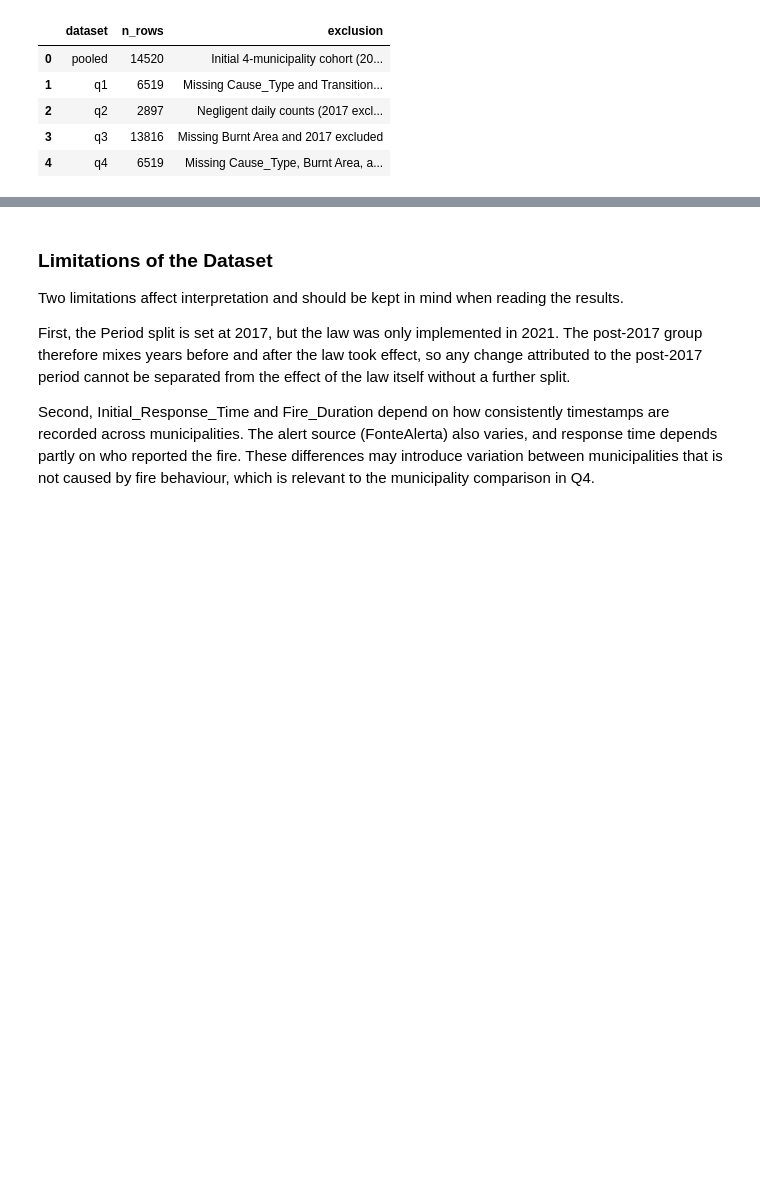
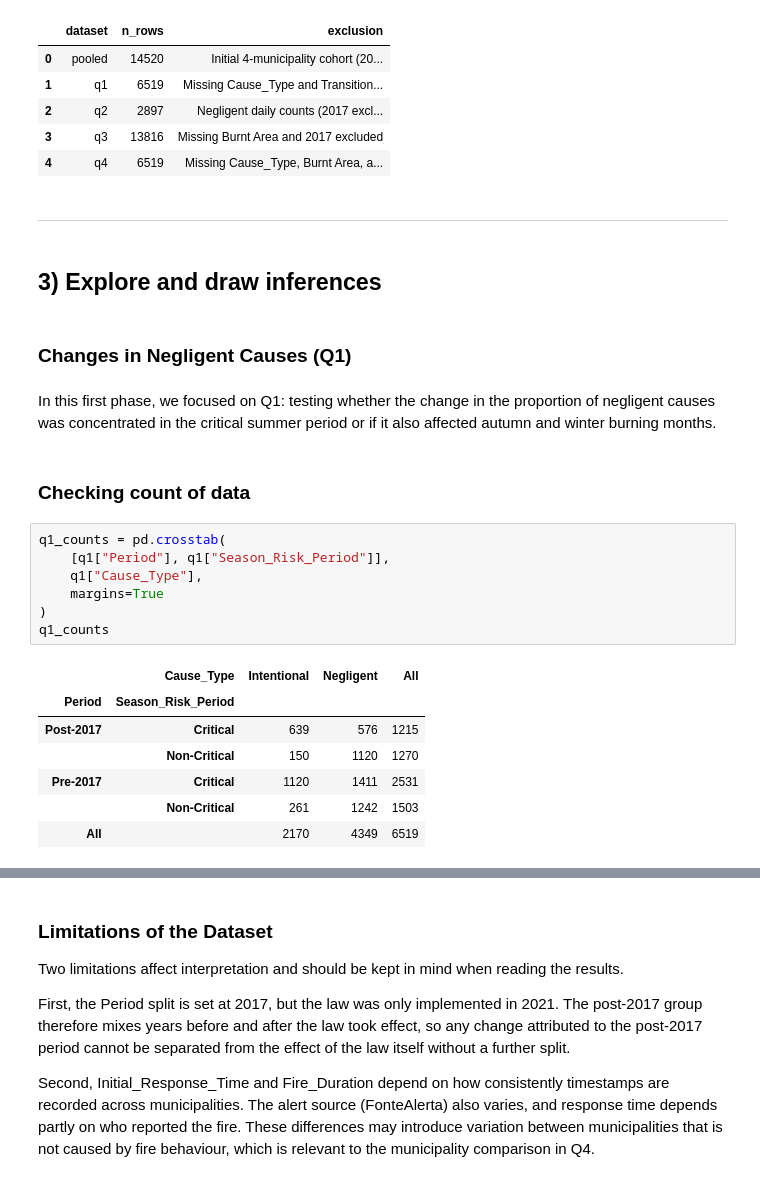
Before and after one commit to isabelamer/FCED_project, a Jupyter notebook: script1.ipynb, the cells around one changed output, grey strips where cells are left out. Saved outputs shown, nothing was run; the diff lists cells and outputs as text; blank space fills up the shorter version.

```diff
--- a/script1.ipynb
+++ b/script1.ipynb
@@ -308,3 +307,28 @@ log
 | 2 | q2 | 2897 | Negligent daily counts (2017 excl... |
 | 3 | q3 | 13816 | Missing Burnt Area and 2017 excluded |
 | 4 | q4 | 6519 | Missing Cause_Type, Burnt Area, a... |
+# %% [markdown]
+---
+# %% [markdown]
+## 3) Explore and draw inferences
+# %% [markdown]
+### Changes in Negligent Causes (Q1)
+# %% [markdown]
+In this first phase, we focused on Q1: testing whether the change in the proportion of negligent causes was concentrated in the critical summer period or if it also affected autumn and winter burning months.
+# %% [markdown]
+### Checking count of data
+# %%
+q1_counts = pd.crosstab(
+    [q1["Period"], q1["Season_Risk_Period"]],
+    q1["Cause_Type"],
+    margins=True
+)
+q1_counts
+# %% [output]
+|  | Cause_Type | Intentional | Negligent | All |
+| Period | Season_Risk_Period |  |  |  |
+| Post-2017 | Critical | 639 | 576 | 1215 |
+|  | Non-Critical | 150 | 1120 | 1270 |
+| Pre-2017 | Critical | 1120 | 1411 | 2531 |
+|  | Non-Critical | 261 | 1242 | 1503 |
+| All |  | 2170 | 4349 | 6519 |
```
Also changed, not shown: parts of 14 cells of this notebook.
